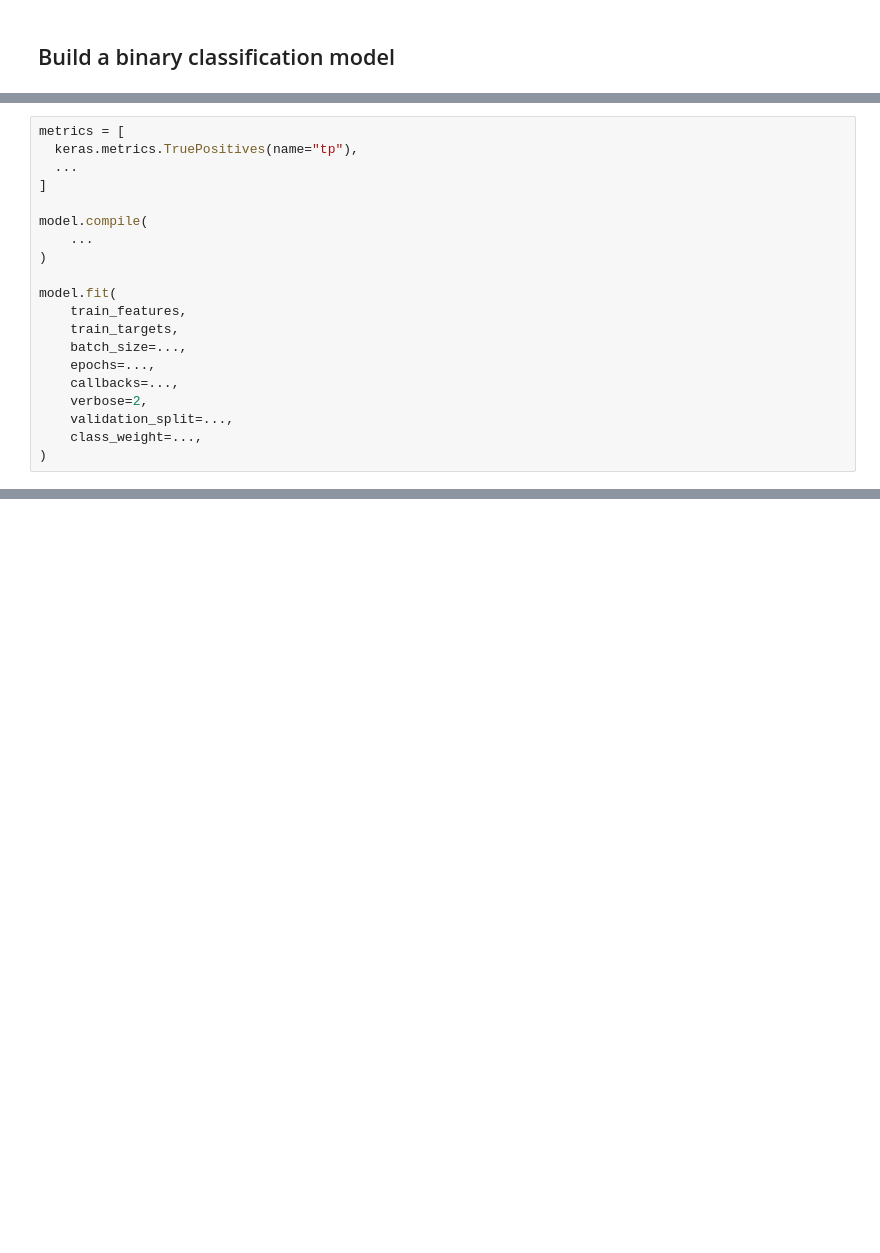
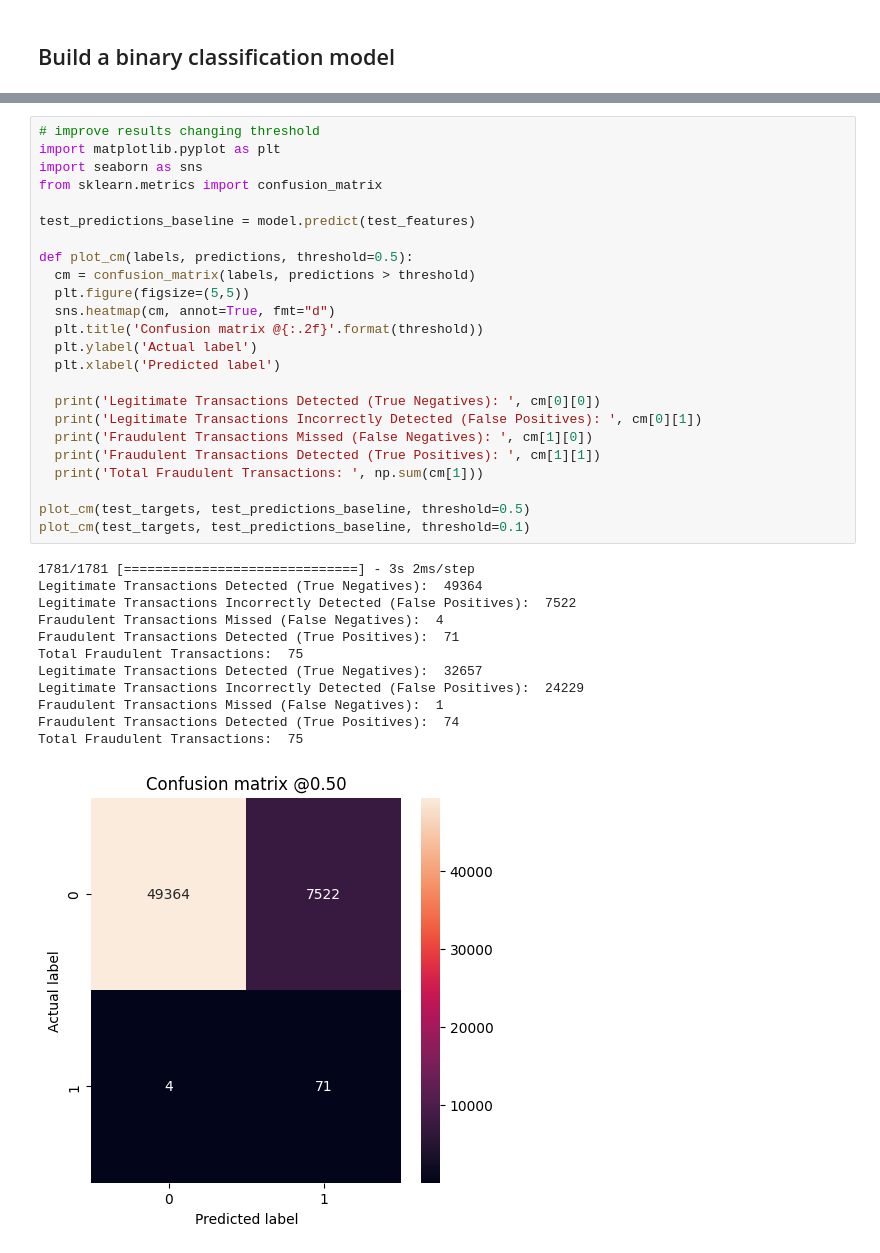
Before and after one commit to ARomoH/dl-material, a Jupyter notebook: notebooks/01-intro-DL/05_keras_imbalanced_classification.ipynb, the cells around one changed output, grey strips where cells are left out. Saved outputs shown, nothing was run; the diff lists cells and outputs as text; blank space fills up the shorter version.

```diff
--- a/notebooks/01-intro-DL/05_keras_imbalanced_classification.ipynb
+++ b/notebooks/01-intro-DL/05_keras_imbalanced_classification.ipynb
@@ -82,20 +116,0 @@ model.summary()
-# %%
-metrics = [
-  keras.metrics.TruePositives(name="tp"),
-  ...
-]
-
-model.compile(
-    ...
-)
-
-model.fit(
-    train_features,
-    train_targets,
-    batch_size=...,
-    epochs=...,
-    callbacks=...,
-    verbose=2,
-    validation_split=...,
-    class_weight=...,
-)
@@ -105,0 +196,37 @@ print('Test TP: {}'.format(results[1]))
+# %%
+# improve results changing threshold
+import matplotlib.pyplot as plt
+import seaborn as sns
+from sklearn.metrics import confusion_matrix
+
+test_predictions_baseline = model.predict(test_features)
+
+def plot_cm(labels, predictions, threshold=0.5):
+  cm = confusion_matrix(labels, predictions > threshold)
+  plt.figure(figsize=(5,5))
+  sns.heatmap(cm, annot=True, fmt="d")
+  plt.title('Confusion matrix @{:.2f}'.format(threshold))
+  plt.ylabel('Actual label')
+  plt.xlabel('Predicted label')
+
+  print('Legitimate Transactions Detected (True Negatives): ', cm[0][0])
+  print('Legitimate Transactions Incorrectly Detected (False Positives): ', cm[0][1])
+  print('Fraudulent Transactions Missed (False Negatives): ', cm[1][0])
+  print('Fraudulent Transactions Detected (True Positives): ', cm[1][1])
+  print('Total Fraudulent Transactions: ', np.sum(cm[1]))
+
+plot_cm(test_targets, test_predictions_baseline, threshold=0.5)
+plot_cm(test_targets, test_predictions_baseline, threshold=0.1)
+# %% [output]
+1781/1781 [==============================] - 3s 2ms/step
+Legitimate Transactions Detected (True Negatives):  49364
+Legitimate Transactions Incorrectly Detected (False Positives):  7522
+Fraudulent Transactions Missed (False Negatives):  4
+Fraudulent Transactions Detected (True Positives):  71
+Total Fraudulent Transactions:  75
+Legitimate Transactions Detected (True Negatives):  32657
+Legitimate Transactions Incorrectly Detected (False Positives):  24229
+Fraudulent Transactions Missed (False Negatives):  1
+Fraudulent Transactions Detected (True Positives):  74
+Total Fraudulent Transactions:  75
+[figure, added]
```
Also changed, not shown: parts of 10 cells of this notebook.
